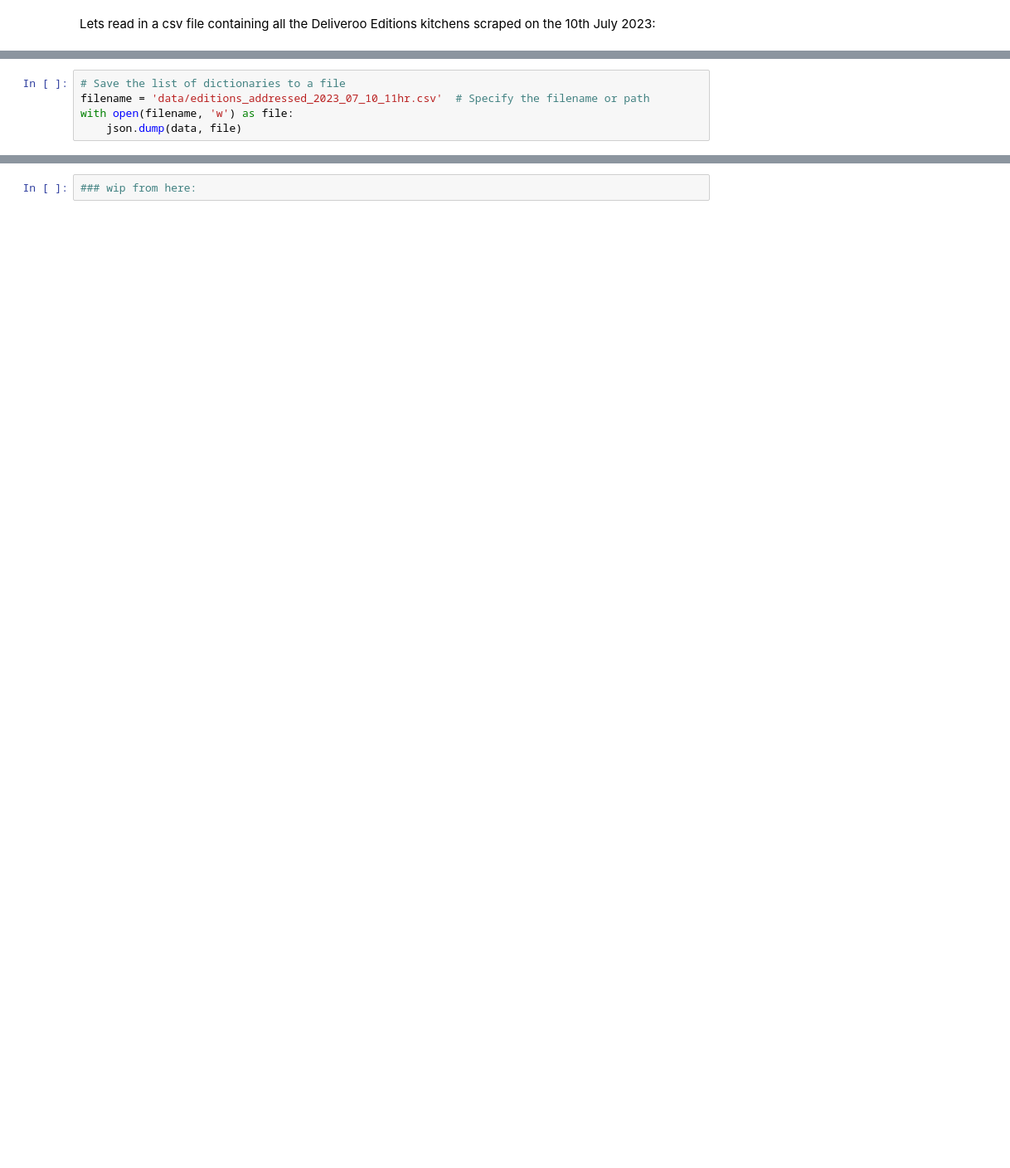
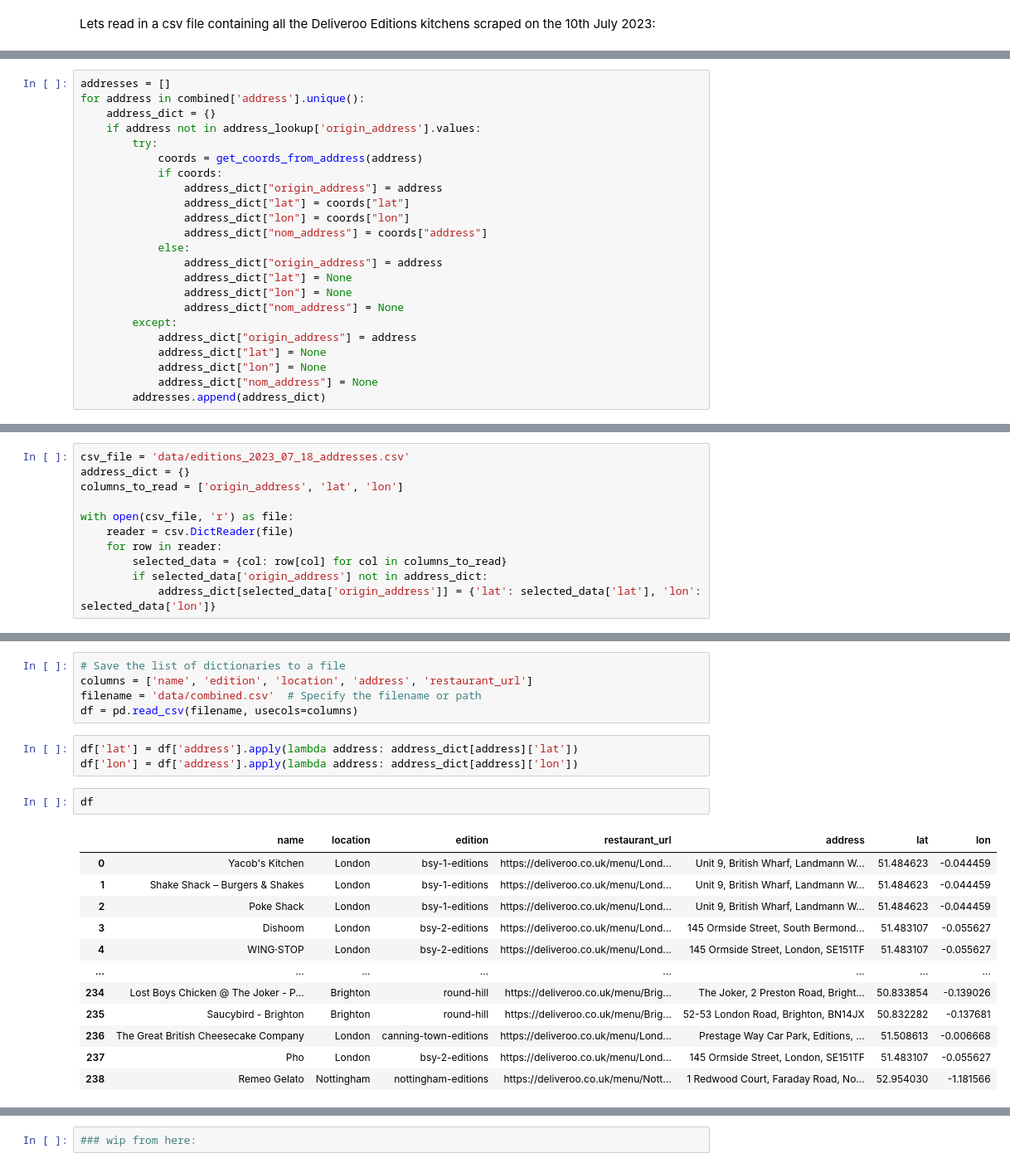
Before and after one commit to Autonomy-Data-Unit/2023_07_deliveroo-editions, a Jupyter notebook: nbs/02_map.ipynb, the cells around one changed output, grey strips where cells are left out. Shown at 83% size. Cells and saved outputs as stored; diff of their text form; blank space fills up the shorter version.

Commit message:
added extra examples and data

```diff
--- a/nbs/02_map.ipynb
+++ b/nbs/02_map.ipynb
@@ -35,0 +126,23 @@ for i, edition in enumerate(tqdm(data)):
+# %%
+addresses = []
+for address in combined['address'].unique():
+    address_dict = {}
+    if address not in address_lookup['origin_address'].values:
+        try:
+            coords = get_coords_from_address(address)
+            if coords:
+                address_dict["origin_address"] = address
+                address_dict["lat"] = coords["lat"]
+                address_dict["lon"] = coords["lon"]
+                address_dict["nom_address"] = coords["address"]
+            else:
+                address_dict["origin_address"] = address
+                address_dict["lat"] = None
+                address_dict["lon"] = None
+                address_dict["nom_address"] = None
+        except:
+            address_dict["origin_address"] = address
+            address_dict["lat"] = None
+            address_dict["lon"] = None
+            address_dict["nom_address"] = None
+        addresses.append(address_dict)
@@ -35,0 +177,11 @@ for i, edition in enumerate(tqdm(data)):
+# %%
+csv_file = 'data/editions_2023_07_18_addresses.csv'
+address_dict = {}
+columns_to_read = ['origin_address', 'lat', 'lon']
+
+with open(csv_file, 'r') as file:
+    reader = csv.DictReader(file)
+    for row in reader:
+        selected_data = {col: row[col] for col in columns_to_read}
+        if selected_data['origin_address'] not in address_dict:
+            address_dict[selected_data['origin_address']] = {'lat': selected_data['lat'], 'lon': selected_data['lon']}
@@ -36,5 +190,23 @@ for i, edition in enumerate(tqdm(data)):
 # %%
 # Save the list of dictionaries to a file
-filename = 'data/editions_addressed_2023_07_10_11hr.csv'  # Specify the filename or path
-with open(filename, 'w') as file:
-    json.dump(data, file)
+columns = ['name', 'edition', 'location', 'address', 'restaurant_url']
+filename = 'data/combined.csv'  # Specify the filename or path
+df = pd.read_csv(filename, usecols=columns)
+# %%
+df['lat'] = df['address'].apply(lambda address: address_dict[address]['lat'])
+df['lon'] = df['address'].apply(lambda address: address_dict[address]['lon'])
+# %%
+df
+# %% [output]
+|  | name | location | edition | restaurant_url | address | lat | lon |
+| 0 | Yacob's Kitchen | London | bsy-1-editions | https://deliveroo.co.uk/menu/Lond... | Unit 9, British Wharf, Landmann W... | 51.484623 | -0.044459 |
+| 1 | Shake Shack – Burgers & Shakes | London | bsy-1-editions | https://deliveroo.co.uk/menu/Lond... | Unit 9, British Wharf, Landmann W... | 51.484623 | -0.044459 |
+| 2 | Poke Shack | London | bsy-1-editions | https://deliveroo.co.uk/menu/Lond... | Unit 9, British Wharf, Landmann W... | 51.484623 | -0.044459 |
+| 3 | Dishoom | London | bsy-2-editions | https://deliveroo.co.uk/menu/Lond... | 145 Ormside Street, South Bermond... | 51.483107 | -0.055627 |
+| 4 | WING·STOP | London | bsy-2-editions | https://deliveroo.co.uk/menu/Lond... | 145 Ormside Street, London, SE151TF | 51.483107 | -0.055627 |
+| ... | ... | ... | ... | ... | ... | ... | ... |
+| 234 | Lost Boys Chicken @ The Joker - P... | Brighton | round-hill | https://deliveroo.co.uk/menu/Brig... | The Joker, 2 Preston Road, Bright... | 50.833854 | -0.139026 |
+| 235 | Saucybird - Brighton | Brighton | round-hill | https://deliveroo.co.uk/menu/Brig... | 52-53 London Road, Brighton, BN14JX | 50.832282 | -0.137681 |
+| 236 | The Great British Cheesecake Company | London | canning-town-editions | https://deliveroo.co.uk/menu/Lond... | Prestage Way Car Park, Editions, ... | 51.508613 | -0.006668 |
+| 237 | Pho | London | bsy-2-editions | https://deliveroo.co.uk/menu/Lond... | 145 Ormside Street, London, SE151TF | 51.483107 | -0.055627 |
+| 238 | Remeo Gelato | Nottingham | nottingham-editions | https://deliveroo.co.uk/menu/Nott... | 1 Redwood Court, Faraday Road, No... | 52.954030 | -1.181566 |
```
Also changed, not shown: parts of 38 cells of this notebook, 48 other files.
